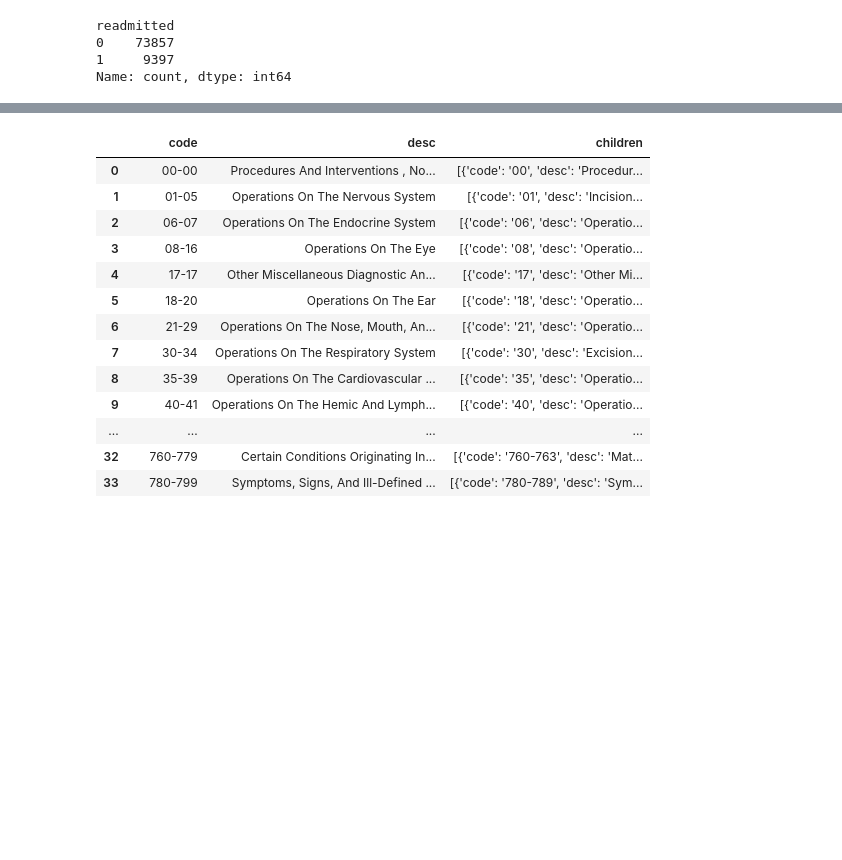
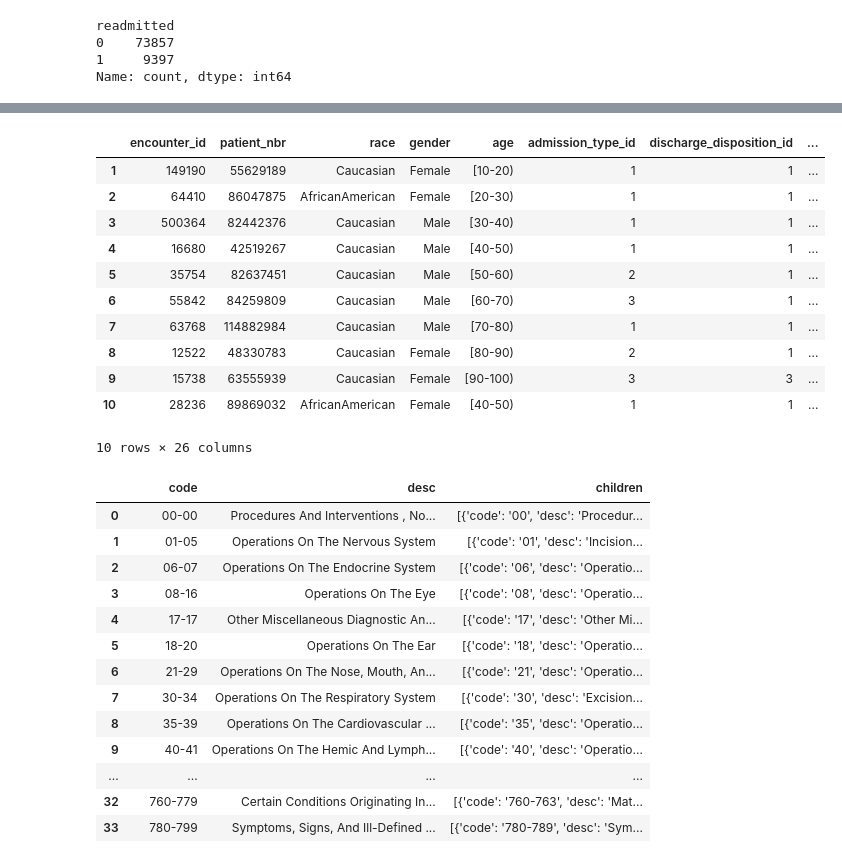
Before and after one commit to juhit101/Hospital-Readmission-Analytics, a Jupyter notebook: data.ipynb, the cells around one changed output, grey strips where cells are left out. Cells and saved outputs as stored; diff of their text form; code cells hidden in the pictures; blank space fills up the shorter version.

Commit message:
adjusted final dataframe

```diff
--- a/data.ipynb
+++ b/data.ipynb
@@ -211,3 +211,9 @@ df_updated['num_med_changes'] = df_updated.loc[:, 'metformin':'metformin-pioglit
 
 # number of med increases
 df_updated['num_med_increase'] = df_updated.loc[:, 'metformin':'metformin-pioglitazone'].isin(['Up']).sum(axis=1)
+# %%
+# drop medical speciality and medication info not needed for model prediction
+
+df_final = df_updated.drop(columns=df_updated.loc[:, 'metformin':'metformin-pioglitazone'].columns)
+df_final = df_final.drop(columns=['medical_specialty'])
+df_final.columns
@@ -214,2 +229,17 @@ df_updated['num_med_increase'] = df_updated.loc[:, 'metformin':'metformin-piogli
+# %%
+df_final.head(10)
+# %% [output]
+|  | encounter_id | patient_nbr | race | gender | age | admission_type_id | discharge_disposition_id | ... |
+| 1 | 149190 | 55629189 | Caucasian | Female | [10-20) | 1 | 1 | ... |
+| 2 | 64410 | 86047875 | AfricanAmerican | Female | [20-30) | 1 | 1 | ... |
+| 3 | 500364 | 82442376 | Caucasian | Male | [30-40) | 1 | 1 | ... |
+| 4 | 16680 | 42519267 | Caucasian | Male | [40-50) | 1 | 1 | ... |
+| 5 | 35754 | 82637451 | Caucasian | Male | [50-60) | 2 | 1 | ... |
+| 6 | 55842 | 84259809 | Caucasian | Male | [60-70) | 3 | 1 | ... |
+| 7 | 63768 | 114882984 | Caucasian | Male | [70-80) | 1 | 1 | ... |
+| 8 | 12522 | 48330783 | Caucasian | Female | [80-90) | 2 | 1 | ... |
+| 9 | 15738 | 63555939 | Caucasian | Female | [90-100) | 3 | 3 | ... |
+| 10 | 28236 | 89869032 | AfricanAmerican | Female | [40-50) | 1 | 1 | ... |
+10 rows × 26 columns
 # %%
 # save processed dataframe
```
Also changed, not shown: parts of 2 cells of this notebook, 1 other file.
